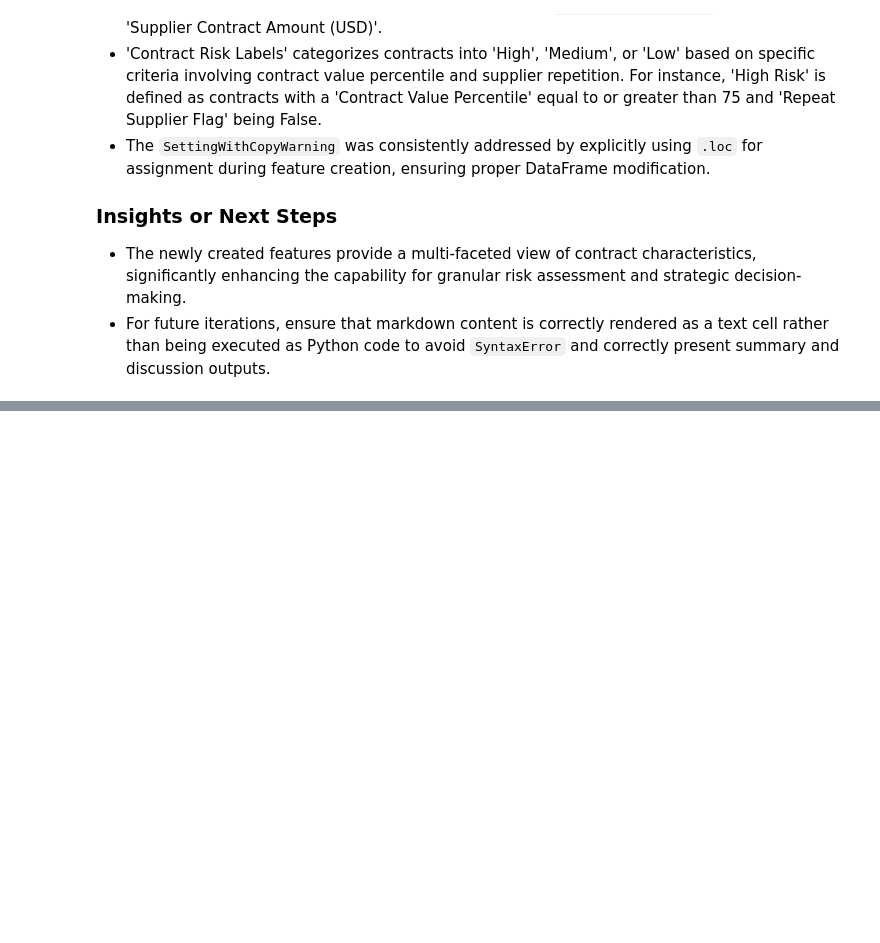
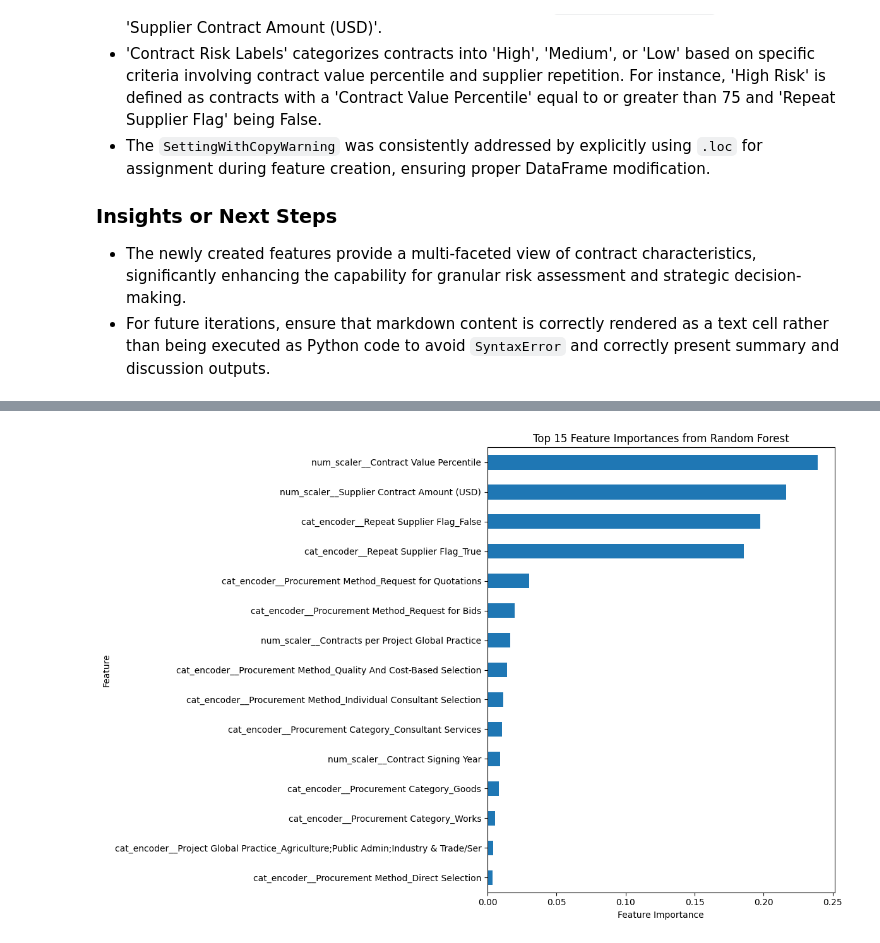
Before and after one commit to charity338/AI4-GOVERN, a Jupyter notebook: Untitled17.ipynb, the cells around one changed output, grey strips where cells are left out. Cells and saved outputs as stored; diff of their text form; code cells hidden in the pictures; blank space fills up the shorter version.

```diff
--- a/Untitled17.ipynb
+++ b/Untitled17.ipynb
@@ -474,0 +968,27 @@ The newly engineered features and their potential impact on further analysis and
+# %%
+import matplotlib.pyplot as plt
+import pandas as pd
+
+# Get feature names after one-hot encoding
+feature_names = preprocessor_rf.get_feature_names_out()
+
+# Get feature importance from the Random Forest model
+importances = rf_model.feature_importances_
+
+# Create a Series for better handling and sorting
+feature_importances = pd.Series(importances, index=feature_names)
+
+# Sort feature importances in descending order
+sorted_importances = feature_importances.sort_values(ascending=False)
+
+# Plot the top 15 features
+plt.figure(figsize=(12, 8))
+sorted_importances.head(15).plot(kind='barh')
+plt.title('Top 15 Feature Importances from Random Forest')
+plt.xlabel('Feature Importance')
+plt.ylabel('Feature')
+plt.gca().invert_yaxis() # Display highest importance at the top
+plt.tight_layout()
+plt.show()
+# %% [output]
+[figure, added]
```
Also changed, not shown: parts of 31 cells of this notebook.
